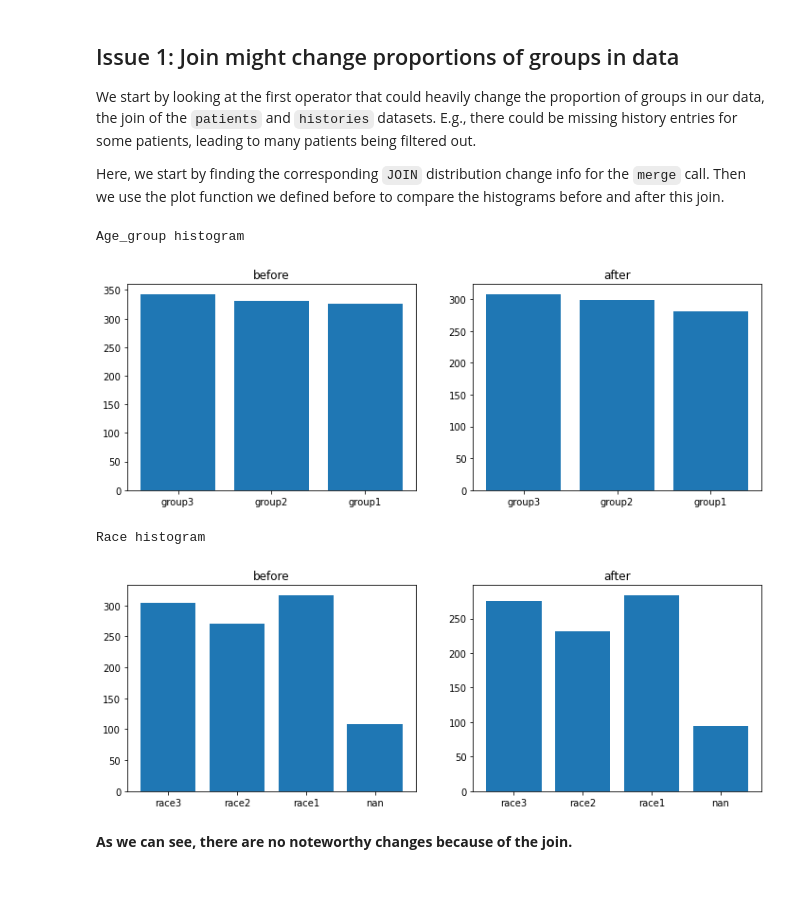
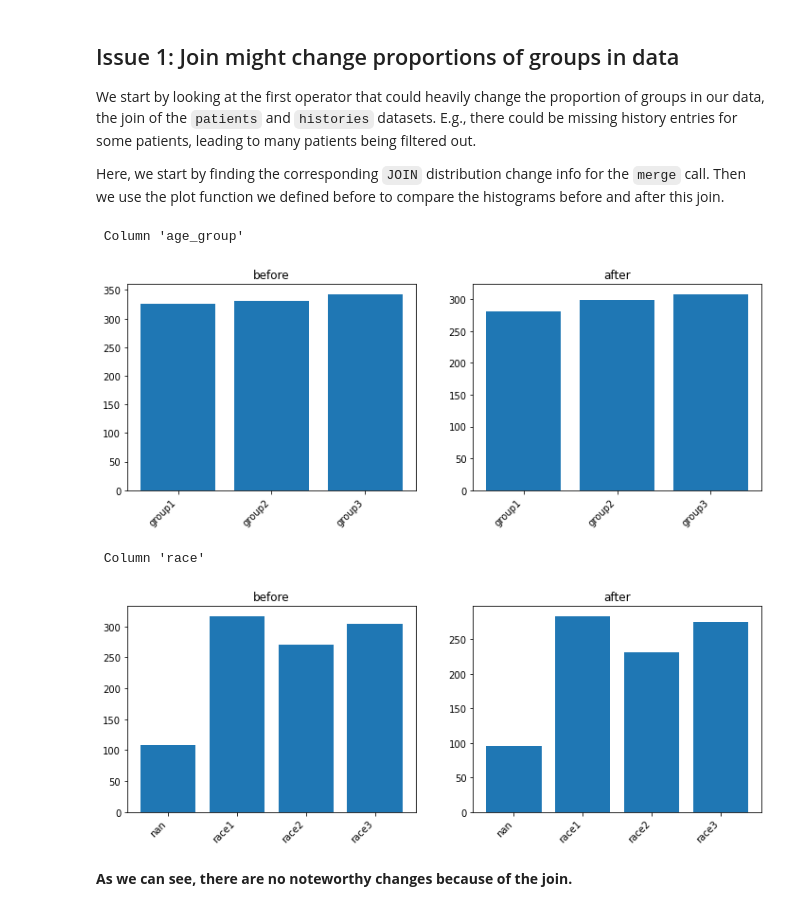
Before and after one commit to stefan-grafberger/mlinspect, a Jupyter notebook: demo/feature_overview/feature_overview.ipynb, the cells around one changed output. Drawn from its saved outputs; the diff is of its cells as text; code cells hidden in the pictures; blank space fills up the shorter version.

```diff
--- a/demo/feature_overview/feature_overview.ipynb
+++ b/demo/feature_overview/feature_overview.ipynb
@@ -163,15 +169,3 @@ for dag_node, missing_embeddings_info in embedding_check_result.dag_node_to_miss
 Operators like joins, selections and missing value imputaters can cause *data distribution issues*, which can heavily impact the performance of our model. Mlinspect helps with identifying such issues by offering an inspection to calculate historams for sensitive groups. Thanks to our annotation propagation, this works even if the group columns are projected out at some point (**Issue 2**). To automatically check for significant changes and compute the histograms, we used the `no_bias_introduced_for(...)` check.
 
 Our check has already filtered all operators that can cause data distribution issues. Now we will use the result of the check and create list with all distribution changes. Using this, we can investigate the changes of the different operators one at a time.
-# %%
-no_bias_introduced_result = check_results[NoBiasIntroducedFor(["age_group", "race"])]
-
-print("Dag nodes that could have changed the distribution:")
-distribution_changes = []
-for dag_node, distribution_change in no_bias_introduced_result.bias_distribution_change.items():
-    print('\033[1m')
-    print(dag_node.operator_type, dag_node.code_reference, dag_node.module, dag_node.description, '\033[0m')
-    distribution_changes.append(distribution_change)
-    for column, change_info in distribution_change.items():
-        if not change_info.acceptable_change:
-            print("The distribution of the sensitive column '{}' changed too much!".format(column))
@@ -188,0 +172,7 @@ OperatorType.TRANSFORMER CodeReference(lineno=47, col_offset=19, end_lineno=47,
+# %%
+no_bias_check_result = check_results[NoBiasIntroducedFor(["age_group", "race"])]
+
+distribution_changes_overview_df = NoBiasIntroducedFor.get_distribution_changes_overview_as_df(no_bias_check_result)
+display(distribution_changes_overview_df)
+
+dag_node_distribution_changes_list = list(no_bias_check_result.bias_distribution_change.items())
@@ -233,14 +190,17 @@ def print_dag_operator_histograms(check_result):
 We start by looking at the first operator that could heavily change the proportion of groups in our data, the join of the `patients` and `histories` datasets. E.g., there could be missing history entries for some patients, leading to many patients being filtered out.
 
 Here, we start by finding the corresponding `JOIN` distribution change info for the `merge` call. Then we use the plot function we defined before to compare the histograms before and after this join.
-# %%
-join = distribution_changes[0]
-print_dag_operator_histograms(join)
-# %% [output]
-Age_group histogram
-[figure, removed]
-Race histogram
-[figure, removed]
+# %%
+_, join_distribution_changes = dag_node_distribution_changes_list[0]
+for column, distribution_change in join_distribution_changes.items():
+    print("")
+    print("\033[1m Column '{}'\033[0m".format(column))
+    NoBiasIntroducedFor.plot_distribution_change_histograms(distribution_change)
+# %% [output]
+ Column 'age_group'
+[figure, added]
+ Column 'race'
+[figure, added]
 # %% [markdown]
 **As we can see, there are no noteworthy changes because of the join.**
 # %% [markdown]
```
Also changed, not shown: parts of 12 cells of this notebook, 6 other files.
